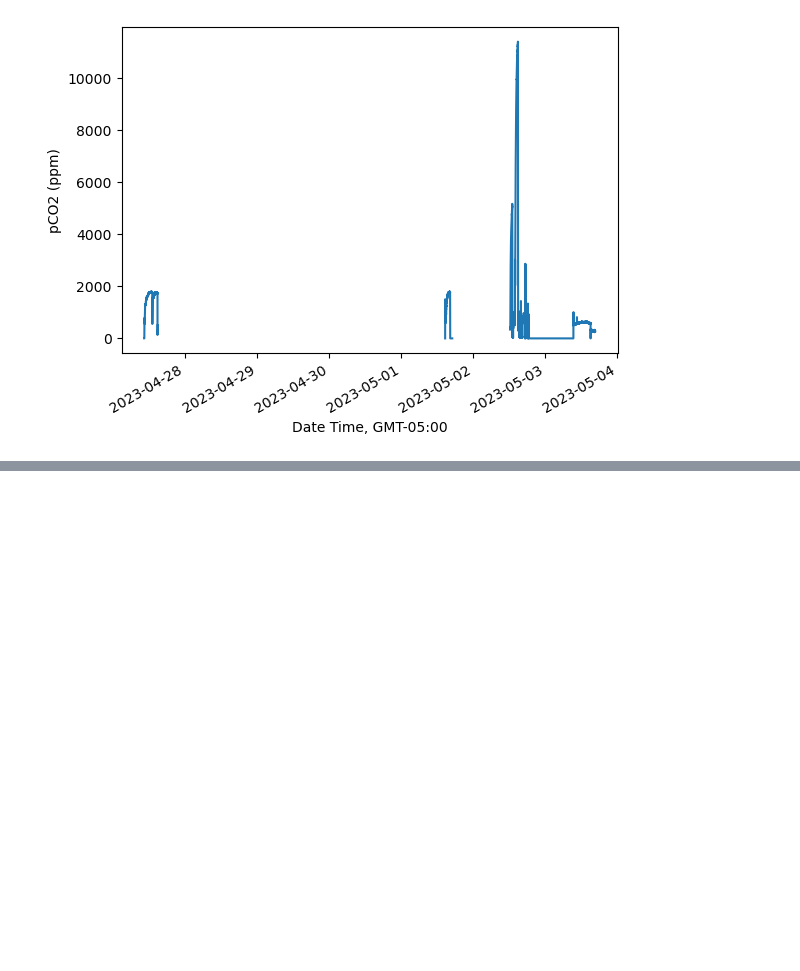
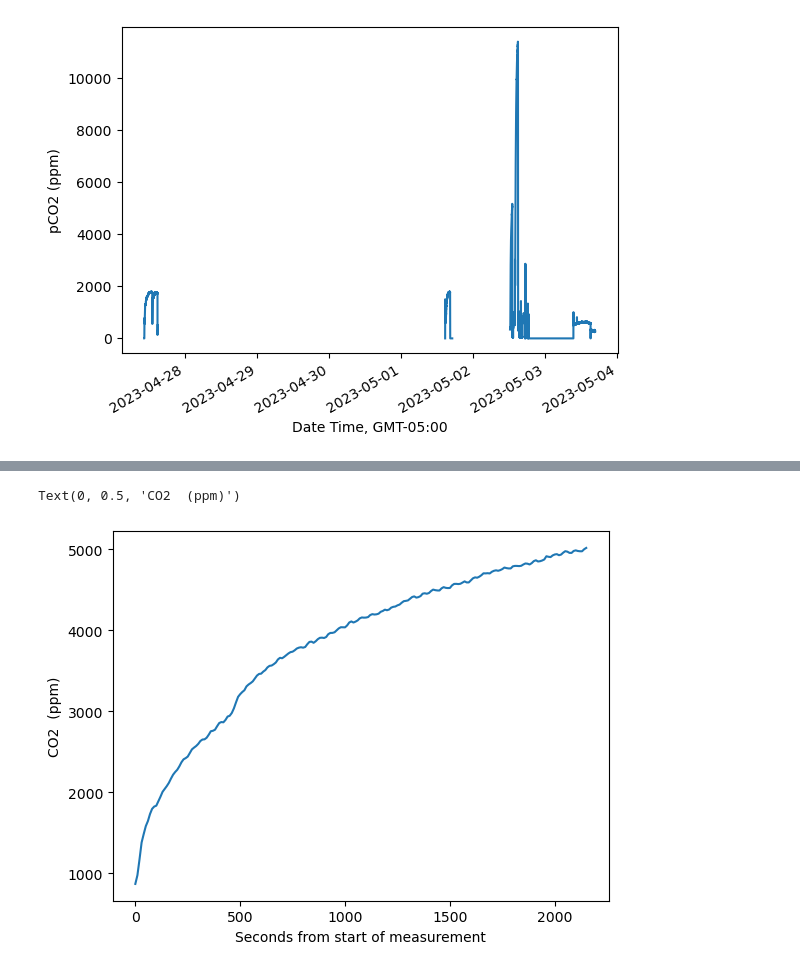
Before and after one commit to CovingtonResearchGroup/CCZ-student-python-training, a Jupyter notebook: CO2-Oxygen.ipynb, the cells around one changed output, grey strips where cells are left out. Cells and saved outputs as stored; diff of their text form; code cells hidden in the pictures; blank space fills up the shorter version.

```diff
--- a/CO2-Oxygen.ipynb
+++ b/CO2-Oxygen.ipynb
@@ -26,0 +32,7 @@ Text(0, 0.5, 'pCO2 (ppm)')
+# %%
+plt.plot(secs_from_start,CO2_meas)
+plt.xlabel('Seconds from start of measurement')
+plt.ylabel('CO2  (ppm)')
+# %% [output]
+Text(0, 0.5, 'CO2  (ppm)')
+[figure, added]
```
Also changed, not shown: parts of 9 cells of this notebook, 1 other file.
